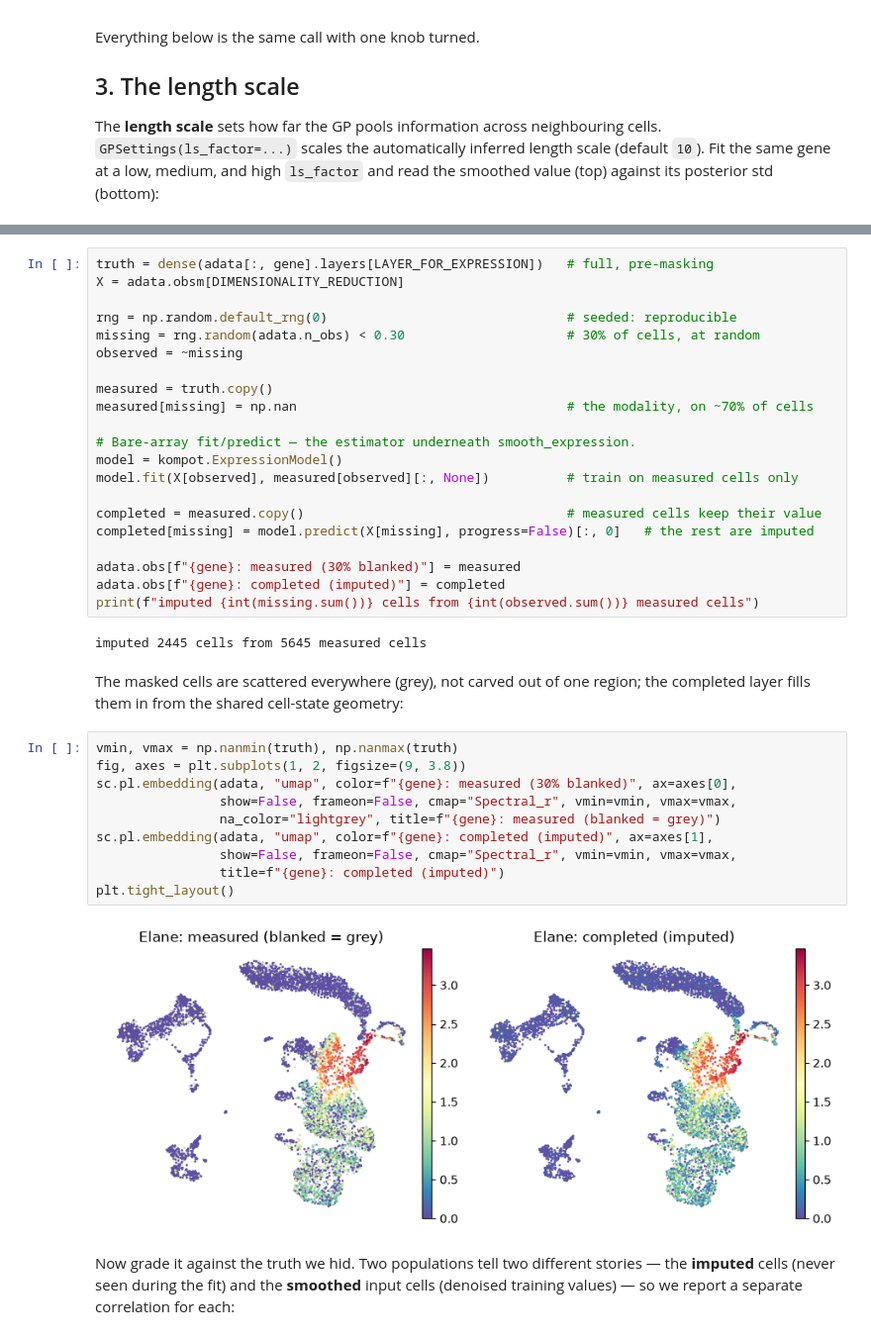
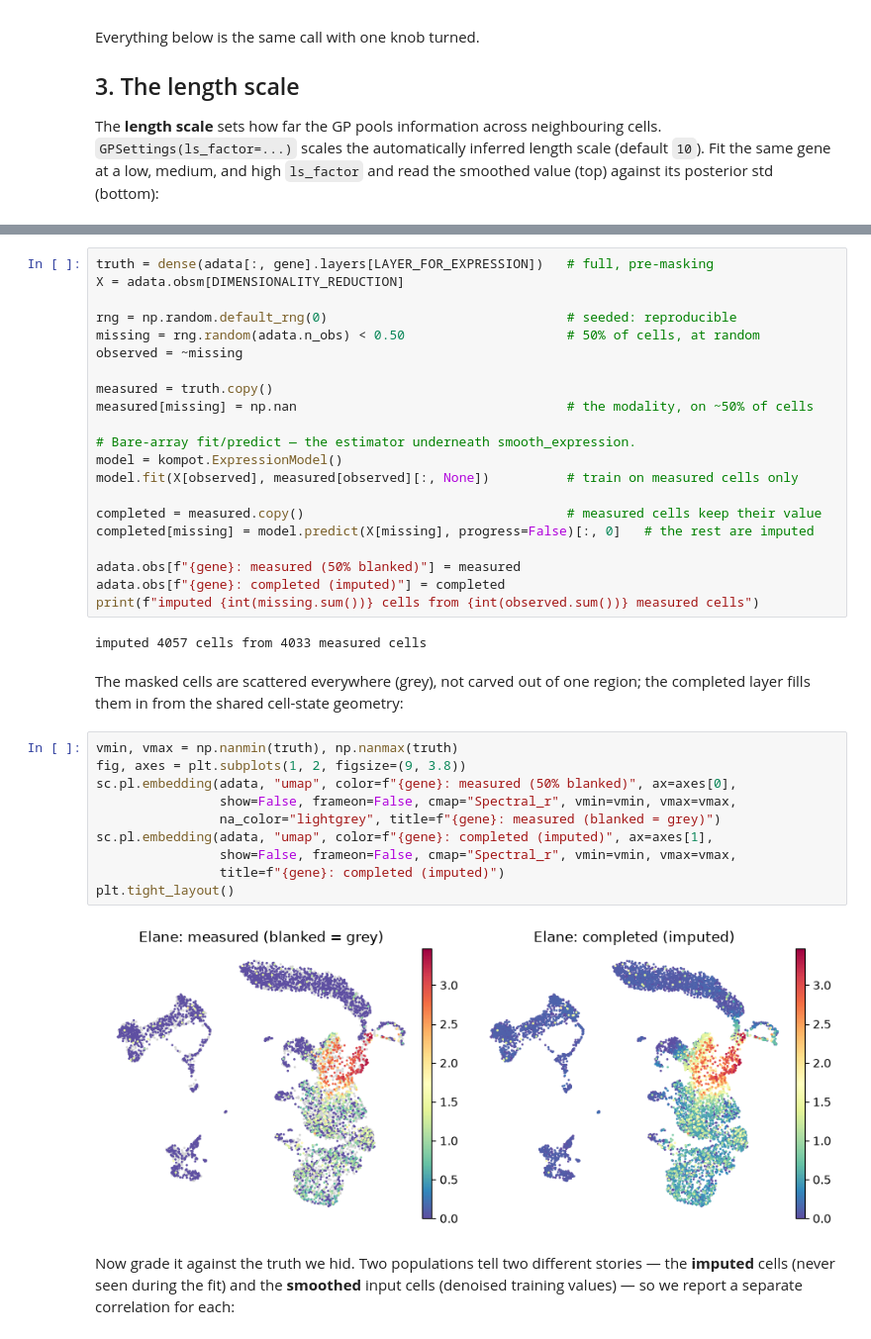
Before and after one commit to settylab/kompot, a Jupyter notebook: examples/05_smooth_expression.ipynb, the cells around one changed output, grey strips where cells are left out. Shown at 99% size. Saved outputs shown, nothing was run; the diff lists cells and outputs as text.

```diff
--- a/examples/05_smooth_expression.ipynb
+++ b/examples/05_smooth_expression.ipynb
@@ -285,11 +290,11 @@ truth = dense(adata[:, gene].layers[LAYER_FOR_EXPRESSION])   # full, pre-masking
 X = adata.obsm[DIMENSIONALITY_REDUCTION]
 
 rng = np.random.default_rng(0)                               # seeded: reproducible
-missing = rng.random(adata.n_obs) < 0.30                     # 30% of cells, at random
+missing = rng.random(adata.n_obs) < 0.50                     # 50% of cells, at random
 observed = ~missing
 
 measured = truth.copy()
-measured[missing] = np.nan                                   # the modality, on ~70% of cells
+measured[missing] = np.nan                                   # the modality, on ~50% of cells
 
 # Bare-array fit/predict — the estimator underneath smooth_expression.
 model = kompot.ExpressionModel()
@@ -298,26 +303,26 @@ model.fit(X[observed], measured[observed][:, None])          # train on measured
 completed = measured.copy()                                  # measured cells keep their value
 completed[missing] = model.predict(X[missing], progress=False)[:, 0]   # the rest are imputed
 
-adata.obs[f"{gene}: measured (30% blanked)"] = measured
+adata.obs[f"{gene}: measured (50% blanked)"] = measured
 adata.obs[f"{gene}: completed (imputed)"] = completed
 print(f"imputed {int(missing.sum())} cells from {int(observed.sum())} measured cells")
 # %% [output]
-imputed 2445 cells from 5645 measured cells
+imputed 4057 cells from 4033 measured cells
 # %% [markdown]
 The masked cells are scattered everywhere (grey), not carved out of one region; the
 completed layer fills them in from the shared cell-state geometry:
 # %%
 vmin, vmax = np.nanmin(truth), np.nanmax(truth)
 fig, axes = plt.subplots(1, 2, figsize=(9, 3.8))
-sc.pl.embedding(adata, "umap", color=f"{gene}: measured (30% blanked)", ax=axes[0],
+sc.pl.embedding(adata, "umap", color=f"{gene}: measured (50% blanked)", ax=axes[0],
                 show=False, frameon=False, cmap="Spectral_r", vmin=vmin, vmax=vmax,
                 na_color="lightgrey", title=f"{gene}: measured (blanked = grey)")
 sc.pl.embedding(adata, "umap", color=f"{gene}: completed (imputed)", ax=axes[1],
                 show=False, frameon=False, cmap="Spectral_r", vmin=vmin, vmax=vmax,
                 title=f"{gene}: completed (imputed)")
 plt.tight_layout()
 # %% [output]
-[figure, old version]
+[figure, new version]
 # %% [markdown]
 Now grade it against the truth we hid. Two populations tell two different stories — the
 **imputed** cells (never seen during the fit) and the **smoothed** input cells (denoised
```
Also changed, not shown: parts of 10 cells of this notebook, 1 other file.
